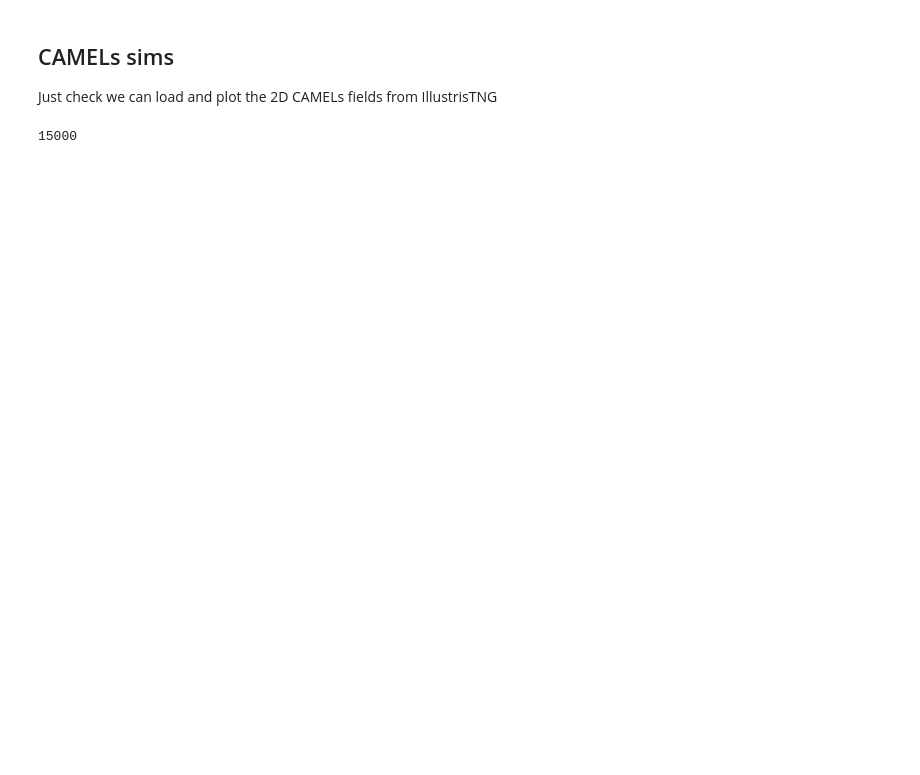
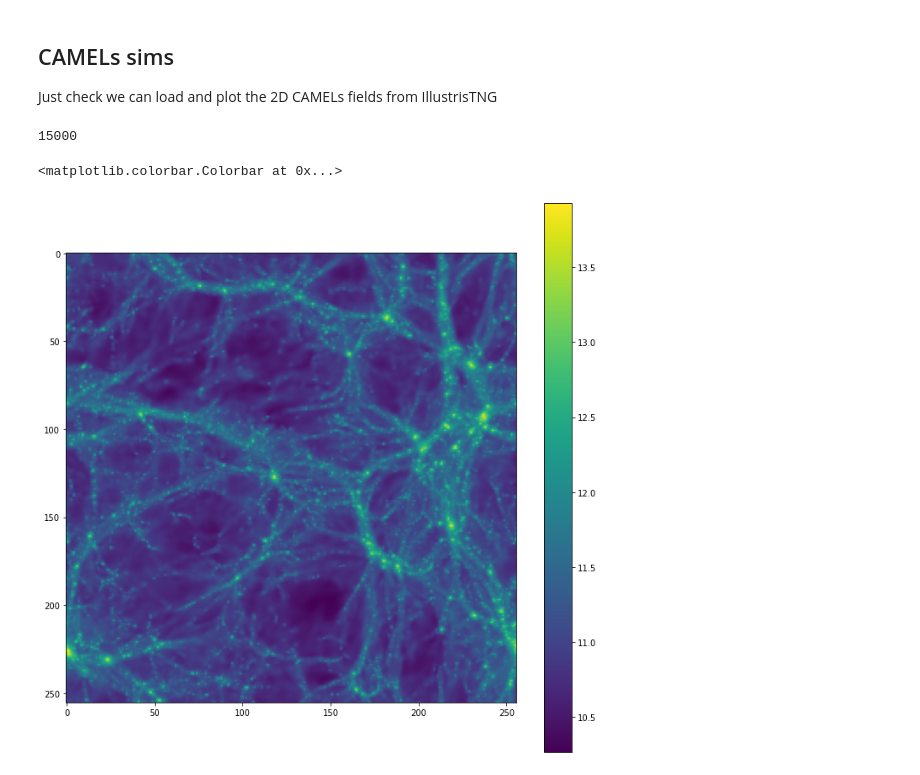
Before and after one commit to Chris-Pedersen/LearnableWavelets, a Jupyter notebook: playground/camels_load.ipynb, the cells around one changed output. Cells and saved outputs as stored; diff of their text form; code cells hidden in the pictures; blank space fills up the shorter version.

```diff
--- a/playground/camels_load.ipynb
+++ b/playground/camels_load.ipynb
@@ -17,3 +18,13 @@ params=np.loadtxt(param_string)
 len(maps)
 # %% [output]
 15000
+# %%
+##Pick a field, any field
+field_index=np.random.randint(len(maps))
+
+plt.figure(figsize=(12,12))
+plt.imshow(np.log10(maps[field_index]))
+plt.colorbar()
+# %% [output]
+<matplotlib.colorbar.Colorbar at 0x...>
+[figure, added]
```
Also changed, not shown: parts of 8 cells of this notebook, 2 other files.
